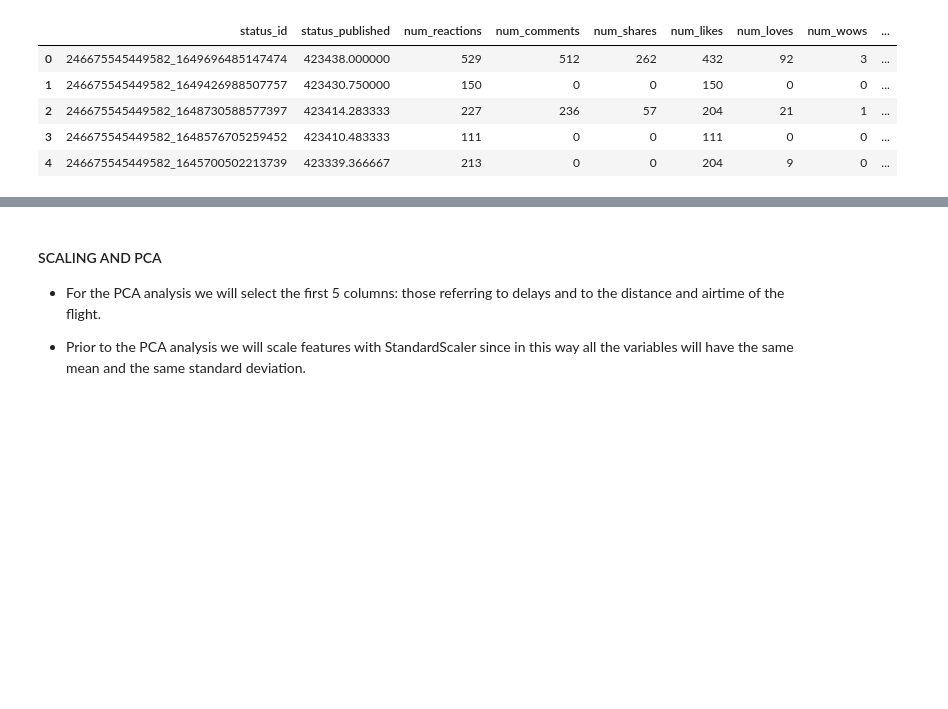
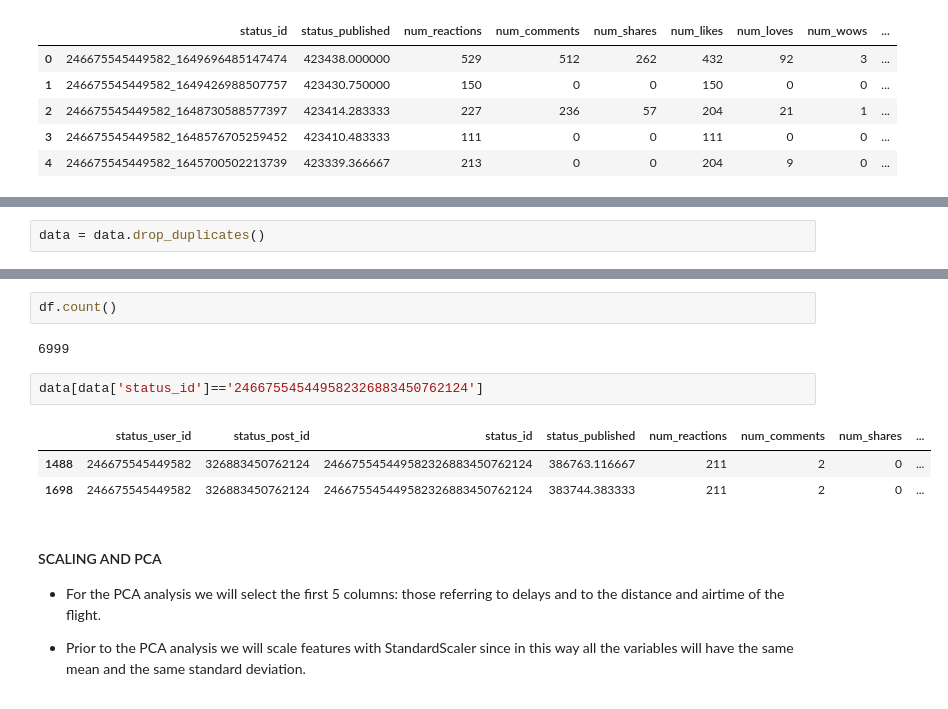
Before and after one commit to David-DataScience/Unsupervised_Learning, a Jupyter notebook: S08.ipynb, the cells around one changed output, grey strips where cells are left out. Cells and saved outputs as stored; diff of their text form; blank space fills up the shorter version.

```diff
--- a/S08.ipynb
+++ b/S08.ipynb
@@ -357,0 +302,2 @@ data.head()
+# %%
+data = data.drop_duplicates()
@@ -358,3 +365,13 @@ data.head()
+# %%
+df.count()
+# %% [output]
+6999
+# %%
+data[data['status_id']=='246675545449582326883450762124']
+# %% [output]
+|  | status_user_id | status_post_id | status_id | status_published | num_reactions | num_comments | num_shares | ... |
+| 1488 | 246675545449582 | 326883450762124 | 246675545449582326883450762124 | 386763.116667 | 211 | 2 | 0 | ... |
+| 1698 | 246675545449582 | 326883450762124 | 246675545449582326883450762124 | 383744.383333 | 211 | 2 | 0 | ... |
 # %% [markdown]
 #### SCALING AND PCA
 
```
Also changed, not shown: parts of 47 cells of this notebook.
